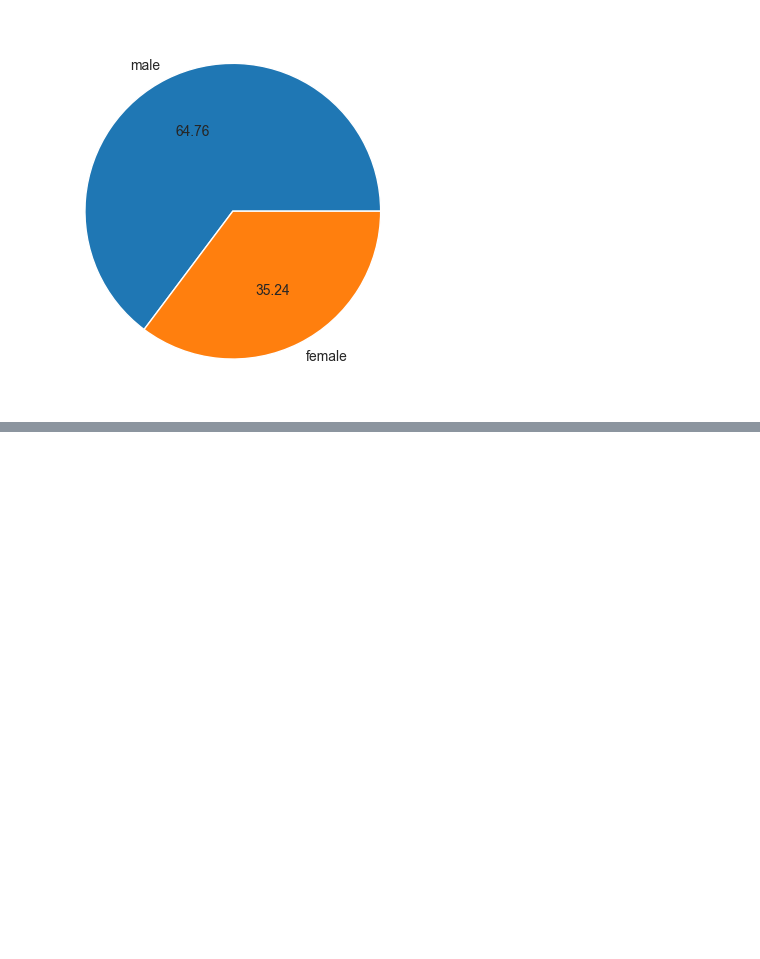
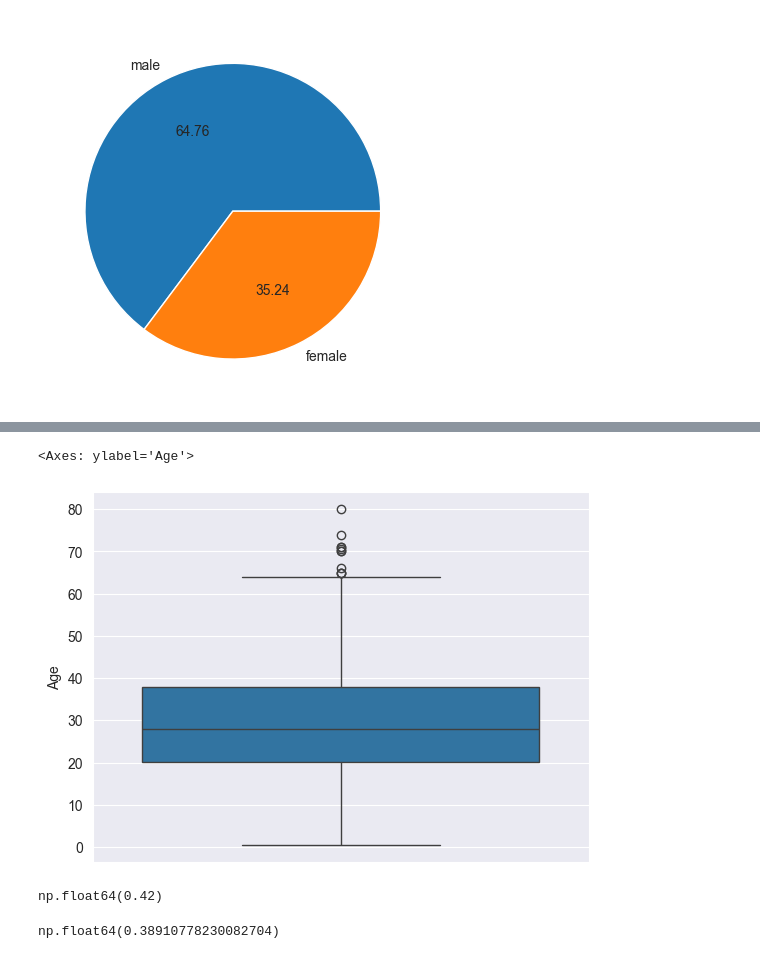
Before and after one commit to arpanmukherjee38/Machine_learning, a Jupyter notebook: EDA_univariate_Analysis.ipynb, the cells around one changed output, grey strips where cells are left out. Saved outputs shown, nothing was run; the diff lists cells and outputs as text; code cells hidden in the pictures; blank space fills up the shorter version.

```diff
--- a/EDA_univariate_Analysis.ipynb
+++ b/EDA_univariate_Analysis.ipynb
@@ -31,0 +50,13 @@ df['Sex'].value_counts().plot(kind='pie',autopct='%.2f')
+# %%
+sns.boxplot(df['Age'])
+# %% [output]
+<Axes: ylabel='Age'>
+[figure, added]
+# %%
+df['Age'].min()
+# %% [output]
+np.float64(0.42)
+# %%
+df['Age'].skew()
+# %% [output]
+np.float64(0.38910778230082704)
```
Also changed, not shown: parts of 5 cells of this notebook, 2 other files.
